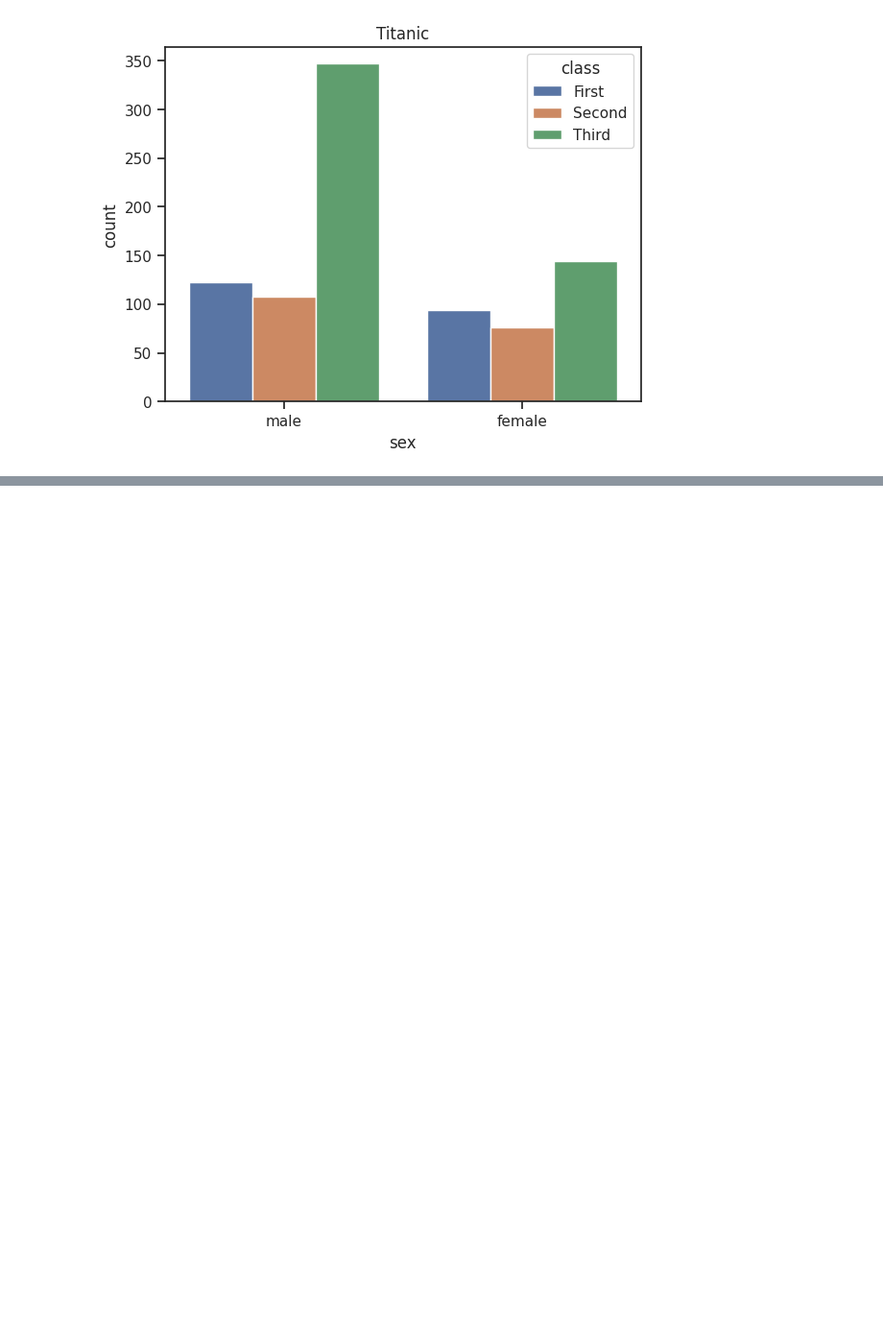
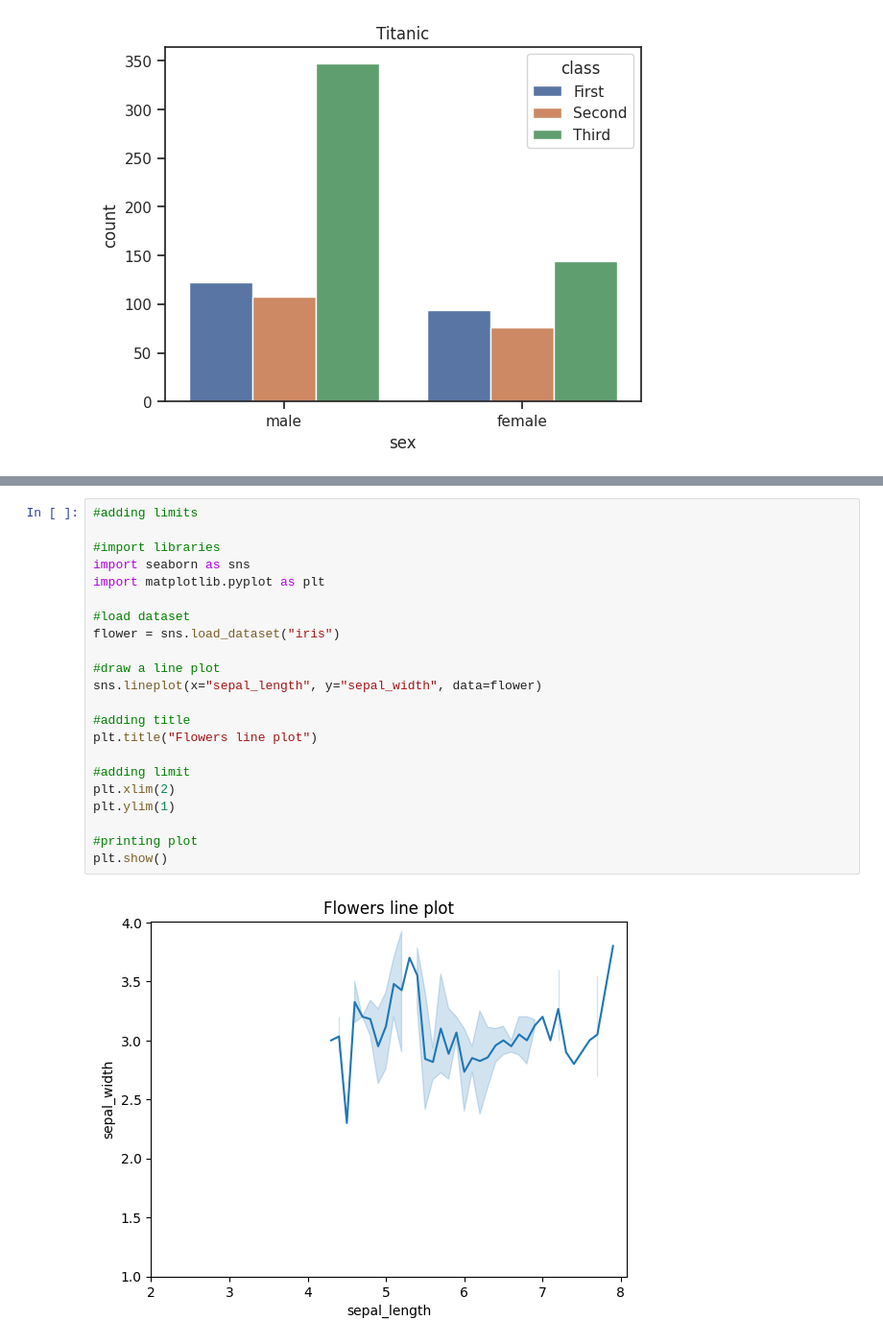
Before and after one commit to Syeda-Eman/40-days-of-Python, a Jupyter notebook: Day_4.ipynb, the cells around one changed output, grey strips where cells are left out. Shown at 96% size. Cells and saved outputs as stored; diff of their text form; blank space fills up the shorter version.

```diff
--- a/Day_4.ipynb
+++ b/Day_4.ipynb
@@ -72,0 +75,24 @@ plt.show()
+# %%
+#adding limits
+
+#import libraries
+import seaborn as sns
+import matplotlib.pyplot as plt
+
+#load dataset
+flower = sns.load_dataset("iris")
+
+#draw a line plot
+sns.lineplot(x="sepal_length", y="sepal_width", data=flower)
+
+#adding title
+plt.title("Flowers line plot")
+
+#adding limit
+plt.xlim(2)
+plt.ylim(1)
+
+#printing plot
+plt.show()
+# %% [output]
+[figure, added]
```
Also changed, not shown: parts of 14 cells of this notebook.
